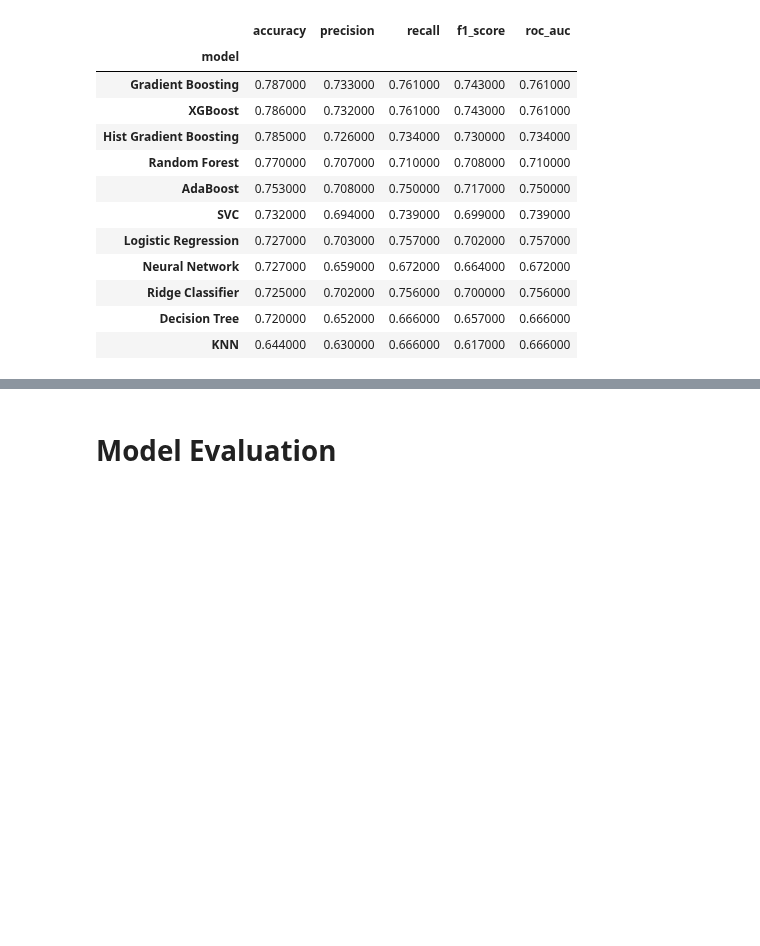
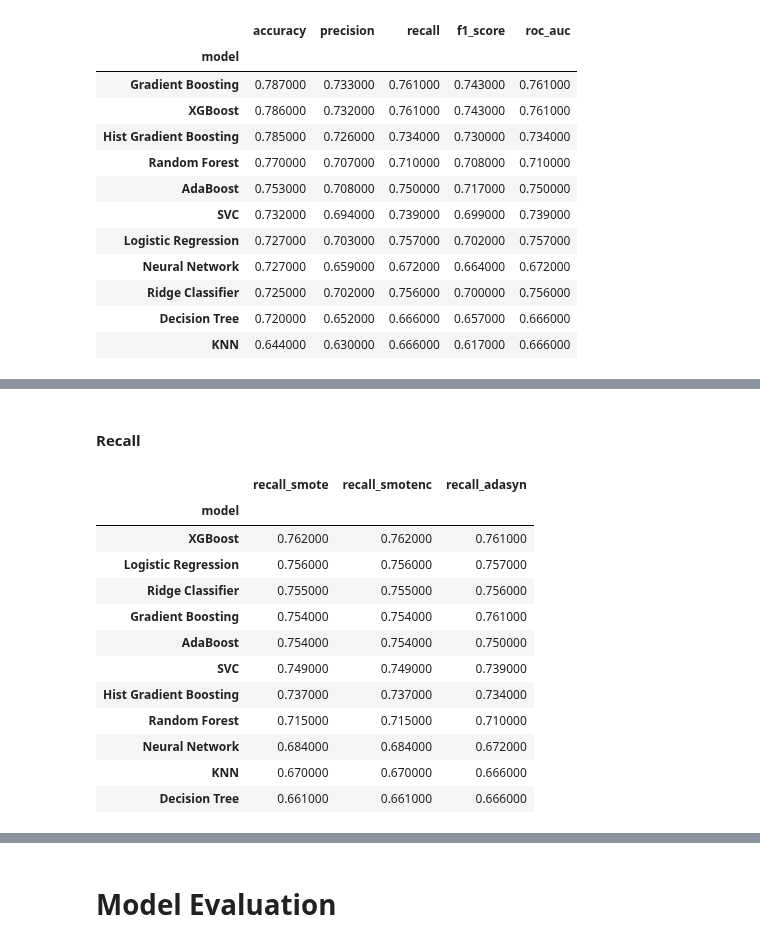
Before and after one commit to adhang/data-science-digital-skola, a Jupyter notebook: 99. Final Project/Telco Customer Churn Prediction (Modeling).ipynb, the cells around one changed output, grey strips where cells are left out. Cells and saved outputs as stored; diff of their text form; code cells hidden in the pictures; blank space fills up the shorter version.

```diff
--- a/99. Final Project/Telco Customer Churn Prediction (Modeling).ipynb
+++ b/99. Final Project/Telco Customer Churn Prediction (Modeling).ipynb
@@ -632,0 +701,18 @@ print_score(y_pred_list, 'accuracy')
+# %% [markdown]
+#### Recall
+# %%
+highlight_max_min(score_compare['recall'])
+# %% [output]
+|  | recall_smote | recall_smotenc | recall_adasyn |
+| model |  |  |  |
+| XGBoost | 0.762000 | 0.762000 | 0.761000 |
+| Logistic Regression | 0.756000 | 0.756000 | 0.757000 |
+| Ridge Classifier | 0.755000 | 0.755000 | 0.756000 |
+| Gradient Boosting | 0.754000 | 0.754000 | 0.761000 |
+| AdaBoost | 0.754000 | 0.754000 | 0.750000 |
+| SVC | 0.749000 | 0.749000 | 0.739000 |
+| Hist Gradient Boosting | 0.737000 | 0.737000 | 0.734000 |
+| Random Forest | 0.715000 | 0.715000 | 0.710000 |
+| Neural Network | 0.684000 | 0.684000 | 0.672000 |
+| KNN | 0.670000 | 0.670000 | 0.666000 |
+| Decision Tree | 0.661000 | 0.661000 | 0.666000 |
```
Also changed, not shown: parts of 19 cells of this notebook.
